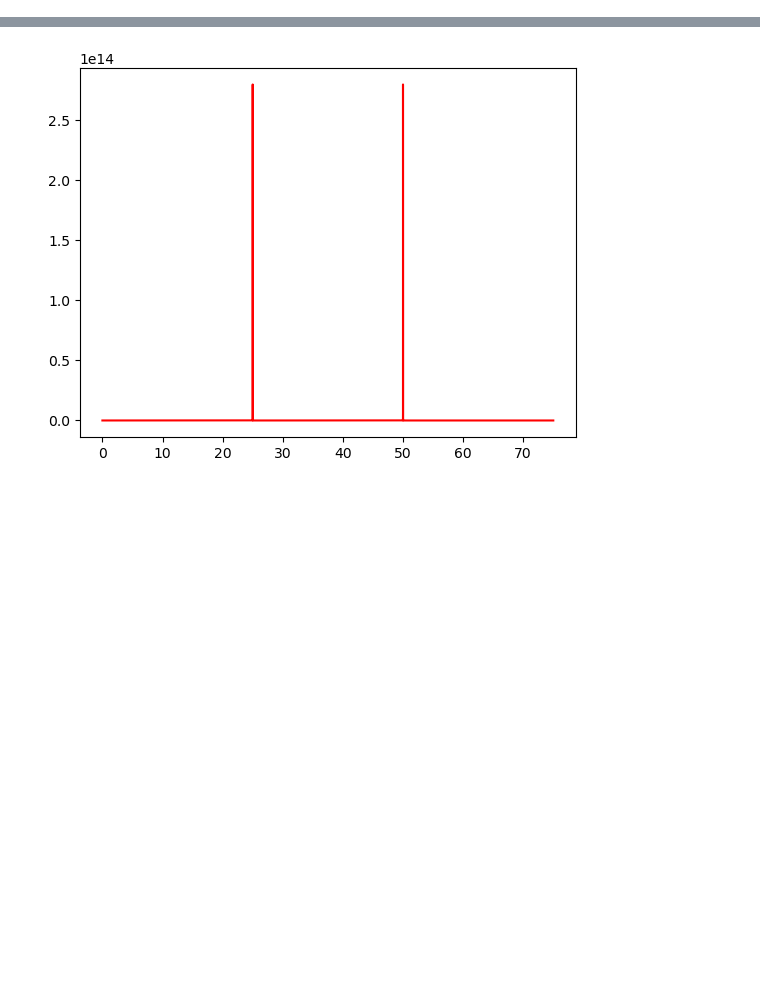
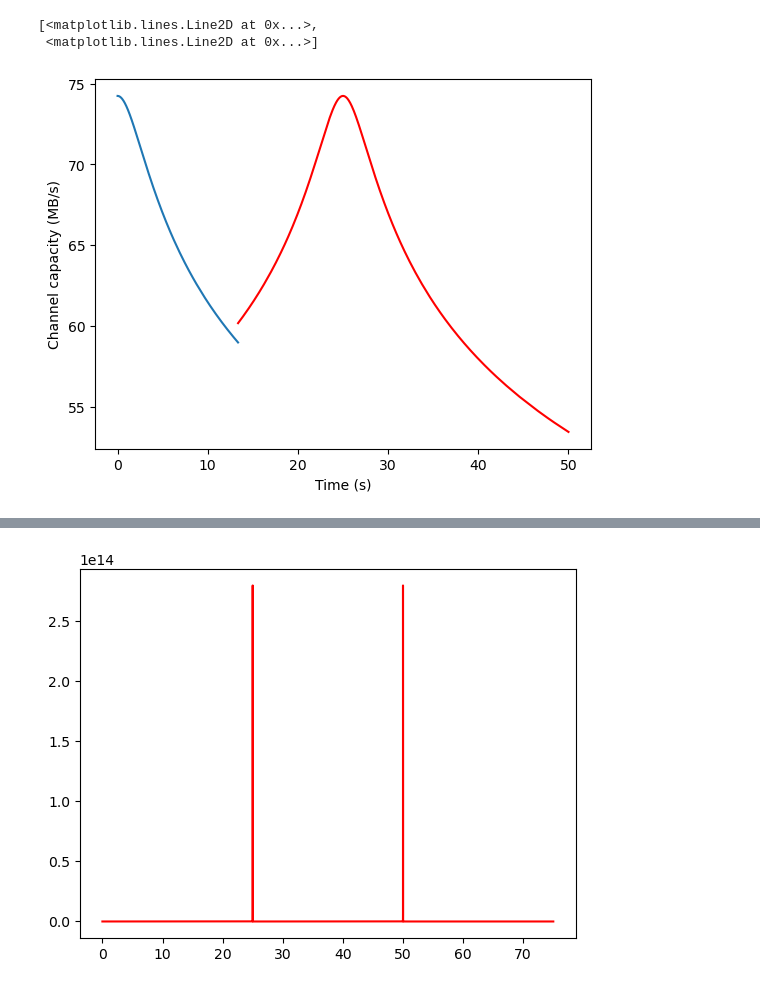
Before and after one commit to 62subinh/ns3-working, a Jupyter notebook: ns-3.37/stats.ipynb, the cells around one changed output, grey strips where cells are left out. Drawn from its saved outputs; the diff is of its cells as text; code cells hidden in the pictures; blank space fills up the shorter version.

```diff
--- a/ns-3.37/stats.ipynb
+++ b/ns-3.37/stats.ipynb
@@ -18,0 +37,9 @@ sinr = df.loc[:, "sinr"].to_numpy()
+# %%
+t1 = df.loc[(df["IMSI"] == 1) & (df["cellId"] == 1), "time"].to_numpy()
+t2 = df.loc[(df["IMSI"] == 1) & (df["cellId"] == 2), "time"].to_numpy()
+s1 = df.loc[(df["IMSI"] == 1) & (df["cellId"] == 1), "sinr"].to_numpy()
+s2 = df.loc[(df["IMSI"] == 1) & (df["cellId"] == 2), "sinr"].to_numpy()
+# %%
+bw = 25   # 25 MHz
+cp1 = bw / 8 * np.log(1 + s1) / np.log(2)
+cp2 = bw / 8 * np.log(1 + s2) / np.log(2)
@@ -19 +76,9 @@ sinr = df.loc[:, "sinr"].to_numpy()
+# %%
+plt.xlabel("Time (s)")
+plt.ylabel("Channel capacity (MB/s)")
+plt.plot(t1, cp1, t2, cp2, 'r-')
+# %% [output]
+[<matplotlib.lines.Line2D at 0x...>,
+ <matplotlib.lines.Line2D at 0x...>]
+[figure, added]
 # %%
```
Also changed, not shown: parts of 9 cells of this notebook, 4 other files.
